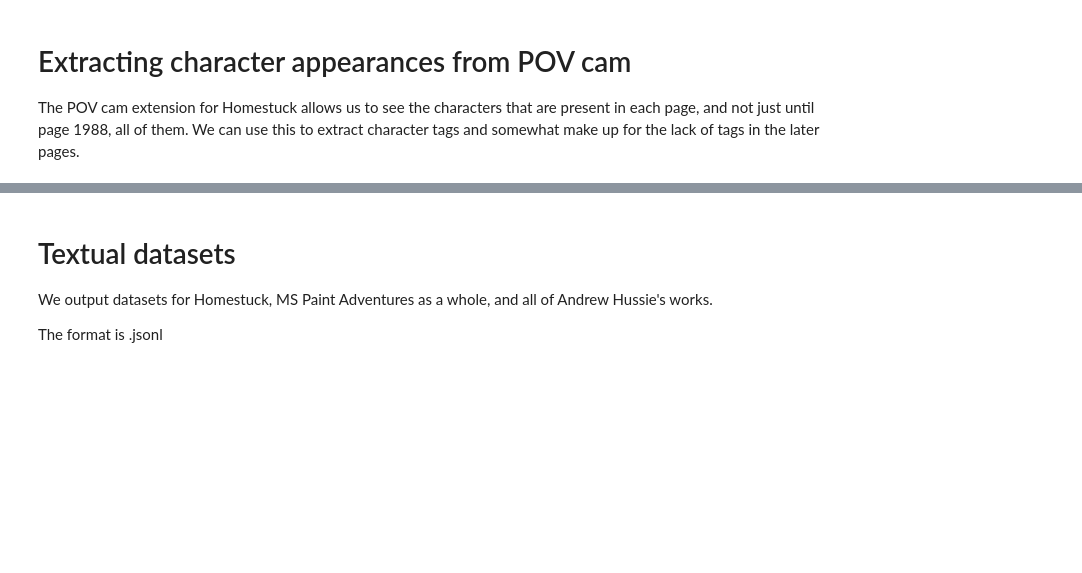
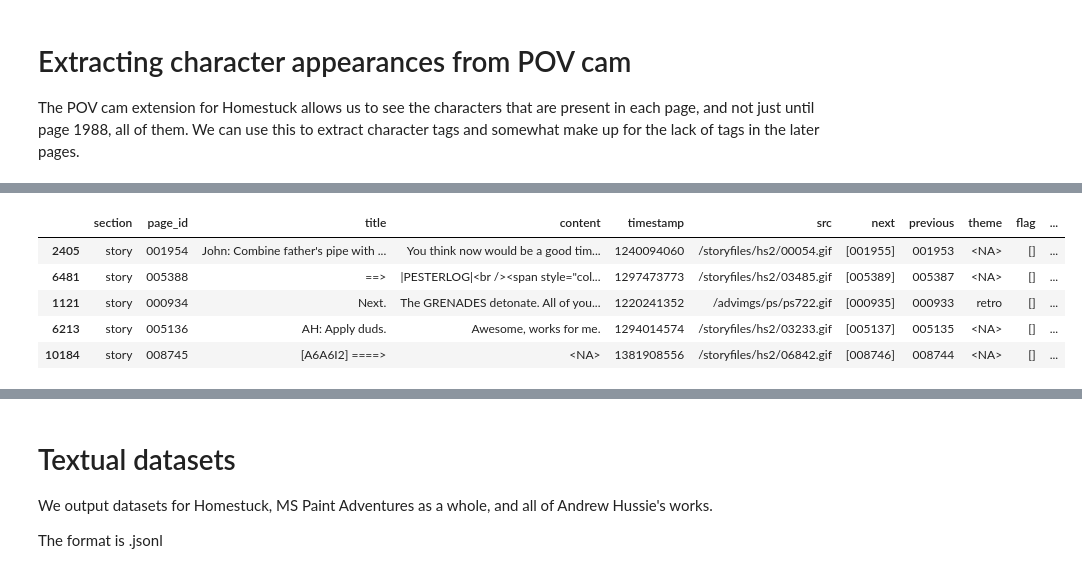
Before and after one commit to recordcrash/homestuck-dataset, a Jupyter notebook: notebooks/collection_to_data.ipynb, the cells around one changed output, grey strips where cells are left out. Drawn from its saved outputs; the diff is of its cells as text; code cells hidden in the pictures; blank space fills up the shorter version.

```diff
--- a/notebooks/collection_to_data.ipynb
+++ b/notebooks/collection_to_data.ipynb
@@ -1345,0 +1399,20 @@ mspa_df_with_pov[mspa_df_with_pov['pov_characters'].apply(len) > 0].sample(10)
+# %%
+# Fix the inconsistent casing (some columns are snake_case, others camelCase)
+# Annoyingly, there doesn't seem to be a standard for this for ML datasets, so we'll go with Python's snake_case
+# This means altering pageId, vizStory, vizPageNumber, vizLink
+
+mspa_df_cleaned.rename(columns={
+    'pageId': 'page_id',
+    'vizStory': 'viz_story',
+    'vizPageNumber': 'viz_page_number',
+    'vizLink': 'viz_link'
+}, inplace=True)
+
+mspa_df_cleaned.sample(5)
+# %% [output]
+|  | section | page_id | title | content | timestamp | src | next | previous | theme | flag | ... |
+| 2405 | story | 001954 | John: Combine father's pipe with ... | You think now would be a good tim... | 1240094060 | /storyfiles/hs2/00054.gif | [001955] | 001953 | <NA> | [] | ... |
+| 6481 | story | 005388 | ==> | |PESTERLOG|<br /><span style="col... | 1297473773 | /storyfiles/hs2/03485.gif | [005389] | 005387 | <NA> | [] | ... |
+| 1121 | story | 000934 | Next. | The GRENADES detonate. All of you... | 1220241352 | /advimgs/ps/ps722.gif | [000935] | 000933 | retro | [] | ... |
+| 6213 | story | 005136 | AH: Apply duds. | Awesome, works for me. | 1294014574 | /storyfiles/hs2/03233.gif | [005137] | 005135 | <NA> | [] | ... |
+| 10184 | story | 008745 | [A6A6I2] ====> | <NA> | 1381908556 | /storyfiles/hs2/06842.gif | [008746] | 008744 | <NA> | [] | ... |
```
Also changed, not shown: parts of 22 cells of this notebook, 1 other file.
